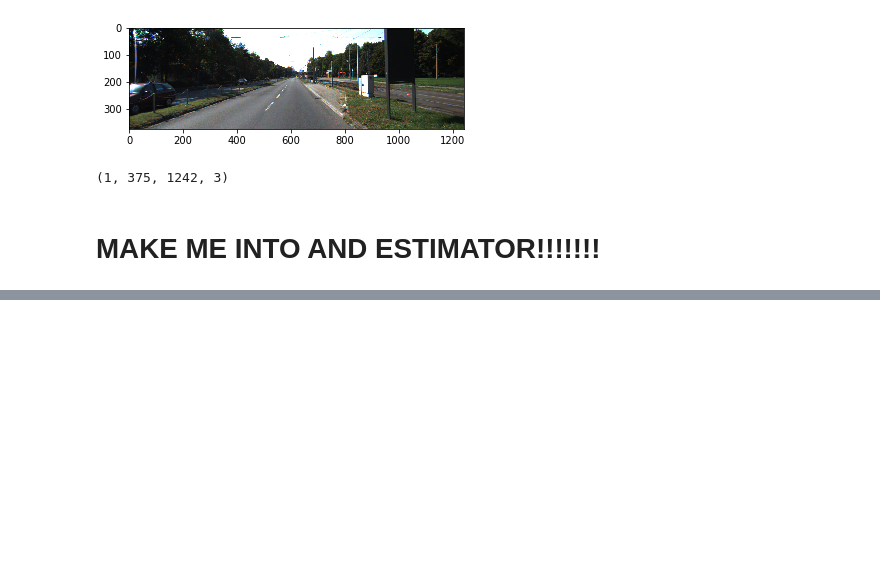
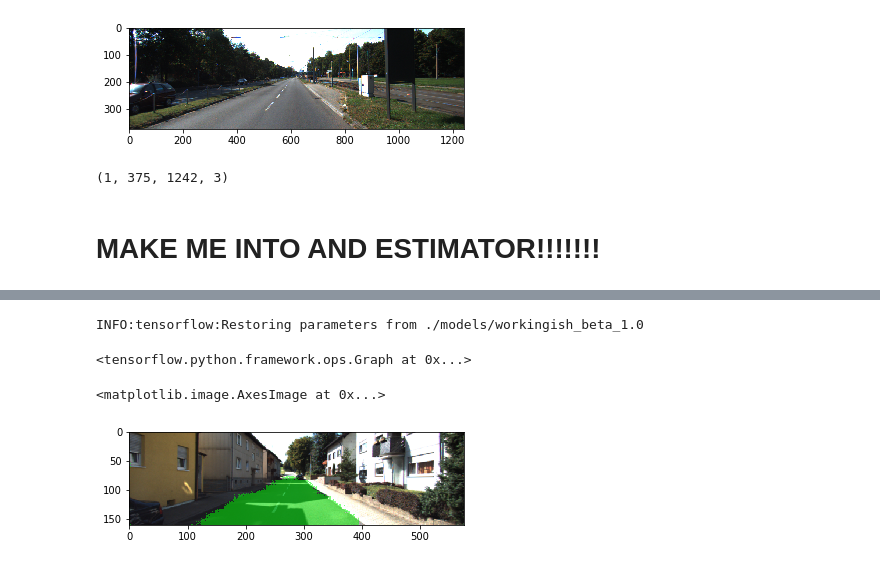
Before and after one commit to d13sl0w/CarND-Semantic-Segmentation, a Jupyter notebook: SemSegBook.ipynb, the cells around one changed output, grey strips where cells are left out. Saved outputs shown, nothing was run; the diff lists cells and outputs as text; code cells hidden in the pictures; blank space fills up the shorter version.

```diff
--- a/SemSegBook.ipynb
+++ b/SemSegBook.ipynb
@@ -321,8 +382,13 @@ sess = tf.InteractiveSession()
 # tf.reset_default_graph()
 loader = tf.train.import_meta_graph('./models/workingish_beta_1.0.meta')
 loader.restore(sess,tf.train.latest_checkpoint('./models/'))
-tf.get_default_graph() #?
-# graph.get_operations()
+tf.get_default_graph() #? this with no assignment vs to graph? session shit is a nightmare
+logits = sess.graph.get_tensor_by_name('logits/logits:0')
+input_image = sess.graph.get_tensor_by_name('image_input:0')
+keep_prob = sess.graph.get_tensor_by_name('keep_prob:0')
+# %% [output]
+INFO:tensorflow:Restoring parameters from ./models/workingish_beta_1.0
+<tensorflow.python.framework.ops.Graph at 0x...>
 # %%
 get_batches_fn = helper.gen_batch_function(os.path.join(data_dir, 'data_road/training'), image_shape)
 X = get_batches_fn(batch_size)
@@ -333,3 +395,4 @@ keep_prob = sess.graph.get_tensor_by_name('keep_prob:0')
 # %%
 outy_inf = helper.gen_test_output(sess, logits, keep_prob, input_image, './data/data_road/testing_copy_for_inf_exs/', image_shape)
-outy_inf = list(outy_inf)
+# outy_inf = list(outy_inf)
+plt.imshow(next(outy_inf)[1])
@@ -338,2 +399,5 @@ outy_inf[0][1].shape
 # %%
-plt.imshow(outy_inf[5][1])
+plt.imshow(next(outy_inf)[1])
+# %% [output]
+<matplotlib.image.AxesImage at 0x...>
+[figure, added]
```
Also changed, not shown: parts of 21 cells of this notebook, 1 other file.
